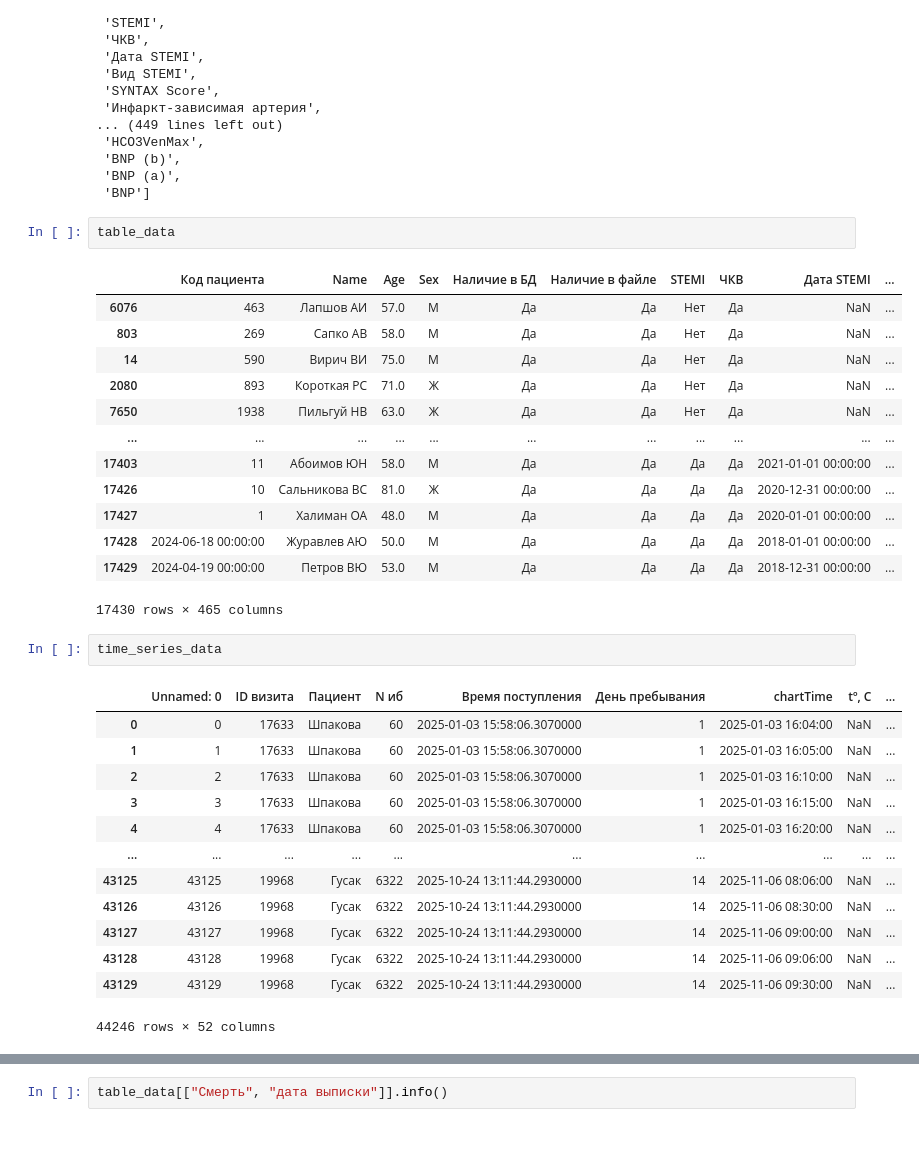
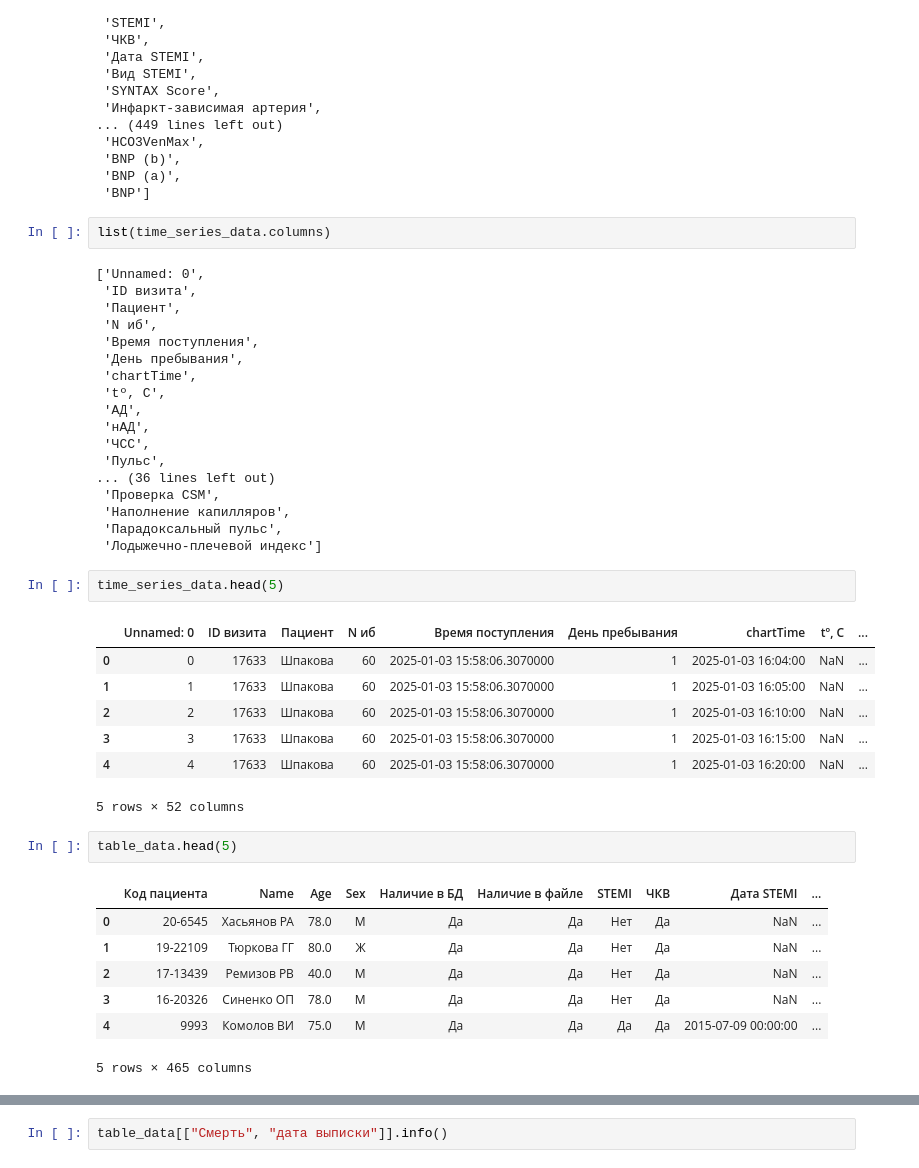
Before and after one commit to aaddssww156/phd, a Jupyter notebook: notebooks/time_series/experiments/test_merge_data.ipynb, the cells around one changed output, grey strips where cells are left out. Cells and saved outputs as stored; diff of their text form; blank space fills up the shorter version.

Commit message:
Time series merge test

```diff
--- a/notebooks/time_series/experiments/test_merge_data.ipynb
+++ b/notebooks/time_series/experiments/test_merge_data.ipynb
@@ -27,34 +39,42 @@ list(table_data.columns)
  'BNP (a)',
  'BNP']
 # %%
-table_data
+list(time_series_data.columns)
 # %% [output]
-|  | Код пациента | Name | Age | Sex | Наличие в БД | Наличие в файле | STEMI | ЧКВ | Дата STEMI | ... |
-| 6076 | 463 | Лапшов АИ | 57.0 | М | Да | Да | Нет | Да | NaN | ... |
-| 803 | 269 | Сапко АВ | 58.0 | М | Да | Да | Нет | Да | NaN | ... |
-| 14 | 590 | Вирич ВИ | 75.0 | М | Да | Да | Нет | Да | NaN | ... |
-| 2080 | 893 | Короткая РС | 71.0 | Ж | Да | Да | Нет | Да | NaN | ... |
-| 7650 | 1938 | Пильгуй НВ | 63.0 | Ж | Да | Да | Нет | Да | NaN | ... |
-| ... | ... | ... | ... | ... | ... | ... | ... | ... | ... | ... |
-| 17403 | 11 | Абоимов ЮН | 58.0 | М | Да | Да | Да | Да | 2021-01-01 00:00:00 | ... |
-| 17426 | 10 | Сальникова ВС | 81.0 | Ж | Да | Да | Да | Да | 2020-12-31 00:00:00 | ... |
-| 17427 | 1 | Халиман ОА | 48.0 | М | Да | Да | Да | Да | 2020-01-01 00:00:00 | ... |
-| 17428 | 2024-06-18 00:00:00 | Журавлев АЮ | 50.0 | М | Да | Да | Да | Да | 2018-01-01 00:00:00 | ... |
-| 17429 | 2024-04-19 00:00:00 | Петров ВЮ | 53.0 | М | Да | Да | Да | Да | 2018-12-31 00:00:00 | ... |
-17430 rows × 465 columns
+['Unnamed: 0',
+ 'ID визита',
+ 'Пациент',
+ 'N иб',
+ 'Время поступления',
+ 'День пребывания',
+ 'chartTime',
+ 'tº, C',
+ 'АД',
+ 'нАД',
+ 'ЧСС',
+ 'Пульс',
+... (36 lines left out)
+ 'Проверка CSM',
+ 'Наполнение капилляров',
+ 'Парадоксальный пульс',
+ 'Лодыжечно-плечевой индекс']
 # %%
-time_series_data
+time_series_data.head(5)
 # %% [output]
 |  | Unnamed: 0 | ID визита | Пациент | N иб | Время поступления | День пребывания | chartTime | tº, C | ... |
 | 0 | 0 | 17633 | Шпакова | 60 | 2025-01-03 15:58:06.3070000 | 1 | 2025-01-03 16:04:00 | NaN | ... |
 | 1 | 1 | 17633 | Шпакова | 60 | 2025-01-03 15:58:06.3070000 | 1 | 2025-01-03 16:05:00 | NaN | ... |
 | 2 | 2 | 17633 | Шпакова | 60 | 2025-01-03 15:58:06.3070000 | 1 | 2025-01-03 16:10:00 | NaN | ... |
 | 3 | 3 | 17633 | Шпакова | 60 | 2025-01-03 15:58:06.3070000 | 1 | 2025-01-03 16:15:00 | NaN | ... |
 | 4 | 4 | 17633 | Шпакова | 60 | 2025-01-03 15:58:06.3070000 | 1 | 2025-01-03 16:20:00 | NaN | ... |
-| ... | ... | ... | ... | ... | ... | ... | ... | ... | ... |
-| 43125 | 43125 | 19968 | Гусак | 6322 | 2025-10-24 13:11:44.2930000 | 14 | 2025-11-06 08:06:00 | NaN | ... |
-| 43126 | 43126 | 19968 | Гусак | 6322 | 2025-10-24 13:11:44.2930000 | 14 | 2025-11-06 08:30:00 | NaN | ... |
-| 43127 | 43127 | 19968 | Гусак | 6322 | 2025-10-24 13:11:44.2930000 | 14 | 2025-11-06 09:00:00 | NaN | ... |
-| 43128 | 43128 | 19968 | Гусак | 6322 | 2025-10-24 13:11:44.2930000 | 14 | 2025-11-06 09:06:00 | NaN | ... |
-| 43129 | 43129 | 19968 | Гусак | 6322 | 2025-10-24 13:11:44.2930000 | 14 | 2025-11-06 09:30:00 | NaN | ... |
-44246 rows × 52 columns
+5 rows × 52 columns
+# %%
+table_data.head(5)
+# %% [output]
+|  | Код пациента | Name | Age | Sex | Наличие в БД | Наличие в файле | STEMI | ЧКВ | Дата STEMI | ... |
+| 0 | 20-6545 | Хасьянов РА | 78.0 | М | Да | Да | Нет | Да | NaN | ... |
+| 1 | 19-22109 | Тюркова ГГ | 80.0 | Ж | Да | Да | Нет | Да | NaN | ... |
+| 2 | 17-13439 | Ремизов РВ | 40.0 | М | Да | Да | Нет | Да | NaN | ... |
+| 3 | 16-20326 | Синенко ОП | 78.0 | М | Да | Да | Нет | Да | NaN | ... |
+| 4 | 9993 | Комолов ВИ | 75.0 | М | Да | Да | Да | Да | 2015-07-09 00:00:00 | ... |
+5 rows × 465 columns
```
Also changed, not shown: parts of 3 cells of this notebook, 2 other files.
